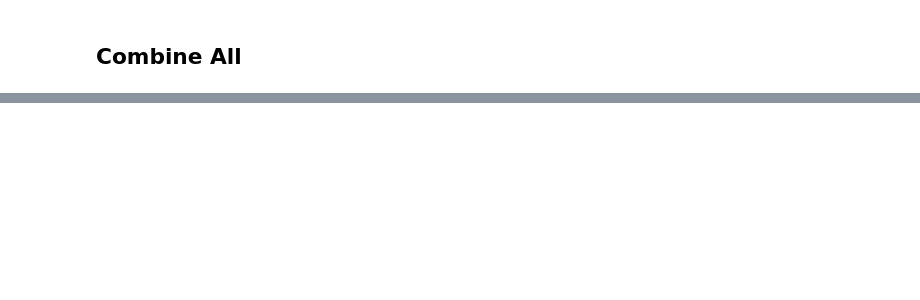
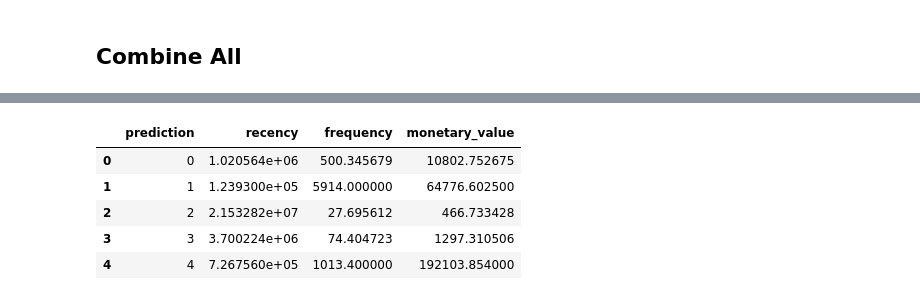
Before and after one commit to AI-13/datacamp_spark_tutorial, a Jupyter notebook: Cluster Analysis RFM.ipynb, the cells around one changed output, grey strips where cells are left out. Cells and saved outputs as stored; diff of their text form; code cells hidden in the pictures; blank space fills up the shorter version.

```diff
--- a/Cluster Analysis RFM.ipynb
+++ b/Cluster Analysis RFM.ipynb
@@ -728,0 +773,7 @@ final_df.select("CustomerID").distinct().count()
+# %%
+# Scale features
+scale = StandardScaler(inputCol="features", outputCol="standardized")
+data_scale = scale.fit(assembled_data)
+data_scale_output = data_scale.transform(assembled_data)
+
+data_scale_output.show()
@@ -728,0 +913,3 @@ final_df.select("CustomerID").distinct().count()
+# %%
+KMeans_algo = KMeans(featuresCol='standardized',k = 5)
+KMeans_fit = KMeans_algo.fit(data_scale_output)
@@ -728,0 +933,3 @@ final_df.select("CustomerID").distinct().count()
+# %%
+preds = KMeans_fit.transform(data_scale_output)
+preds.show(5, 0)
@@ -728,0 +957,14 @@ final_df.select("CustomerID").distinct().count()
+# %%
+import matplotlib.pyplot as plt
+import seaborn as sns
+
+df_viz = preds.select('recency', 'frequency', 'monetary_value', 'prediction')
+df_viz = df_viz.toPandas()
+df_viz['recency'] = df_viz['recency']*-1 # For easier visualization
+avg_df = df_viz.groupby(['prediction'], as_index=False).mean()
+
+list1 = ['recency', 'frequency', 'monetary_value']
+
+for i in list1:
+    sns.barplot(x='prediction', y = str(i), data = avg_df)
+    plt.show()
@@ -728,0 +979,9 @@ final_df.select("CustomerID").distinct().count()
+# %%
+df_viz.groupby(['prediction'], as_index=False).mean()
+# %% [output]
+|  | prediction | recency | frequency | monetary_value |
+| 0 | 0 | 1.020564e+06 | 500.345679 | 10802.752675 |
+| 1 | 1 | 1.239300e+05 | 5914.000000 | 64776.602500 |
+| 2 | 2 | 2.153282e+07 | 27.695612 | 466.733428 |
+| 3 | 3 | 3.700224e+06 | 74.404723 | 1297.310506 |
+| 4 | 4 | 7.267560e+05 | 1013.400000 | 192103.854000 |
```
Also changed, not shown: parts of 59 cells of this notebook.
